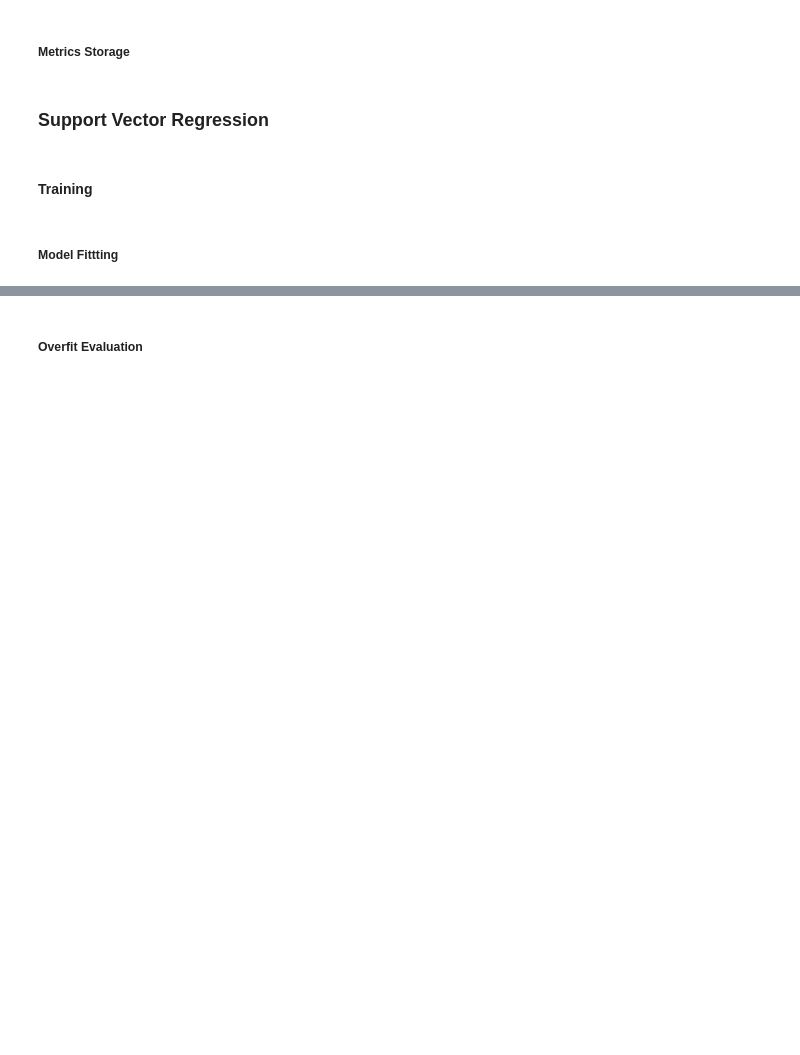
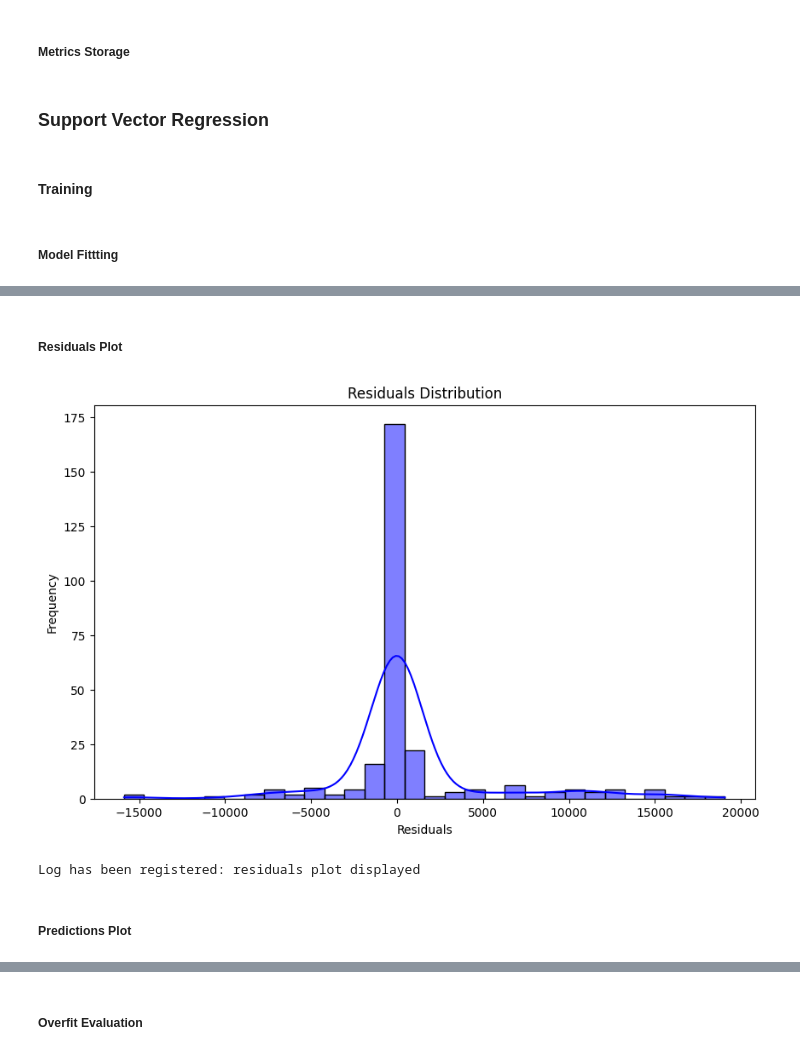
Before and after one commit to DerekSanchez/Medical-Cost-Regression, a Jupyter notebook: results/results_report.ipynb, the cells around one changed output, grey strips where cells are left out. Saved outputs shown, nothing was run; the diff lists cells and outputs as text; code cells hidden in the pictures; blank space fills up the shorter version.

```diff
--- a/results/results_report.ipynb
+++ b/results/results_report.ipynb
@@ -253,0 +289,6 @@ Log has been registered: Training complete for model: SVR
+# %%
+# values predictions
+start_time = time.time()
+y_pred = lr_best_model.predict(X_test)
+end_time = time.time()
+lr_test_time = end_time - start_time
@@ -253,0 +308,9 @@ Log has been registered: Training complete for model: SVR
+# %% [markdown]
+##### Residuals Plot
+# %%
+et.plot_residuals(y_test, y_pred)
+# %% [output]
+[figure, added]
+Log has been registered: residuals plot displayed
+# %% [markdown]
+##### Predictions Plot
```
Also changed, not shown: parts of 21 cells of this notebook, 2 other files.
